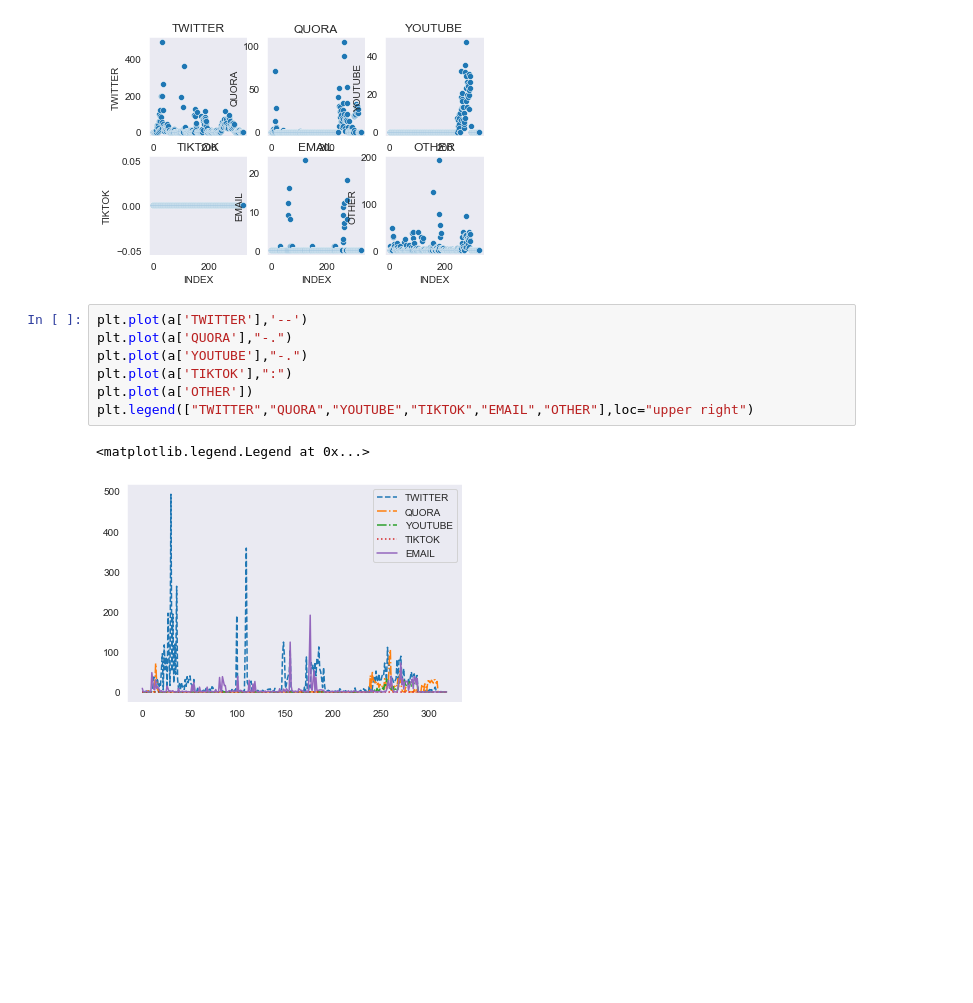
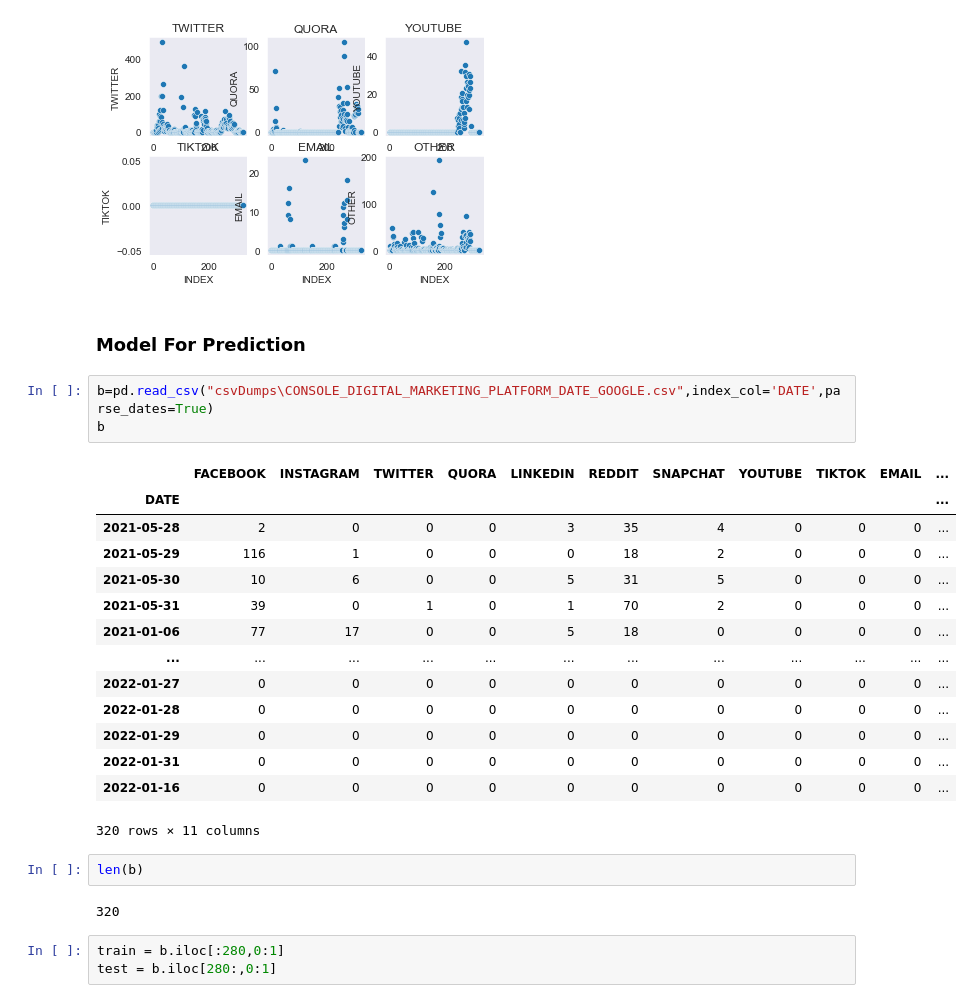
Before and after one commit to PrajjwalPathak/One-Percent-Projects, a Jupyter notebook: Data_Analysis/Date_Google_csv.ipynb, the cells around one changed output. Drawn from its saved outputs; the diff is of its cells as text; blank space fills up the shorter version.

```diff
--- a/Data_Analysis/Date_Google_csv.ipynb
+++ b/Data_Analysis/Date_Google_csv.ipynb
@@ -170,13 +160,30 @@ sns.scatterplot(y=a['OTHER'],x=a['INDEX'] ,ax=ax[1,2]).set_title("OTHER")
 # %% [output]
 Text(0.5, 1.0, 'OTHER')
 [figure]
-# %%
-plt.plot(a['TWITTER'],'--')
-plt.plot(a['QUORA'],"-.")
-plt.plot(a['YOUTUBE'],"-.")
-plt.plot(a['TIKTOK'],":")
-plt.plot(a['OTHER'])
-plt.legend(["TWITTER","QUORA","YOUTUBE","TIKTOK","EMAIL","OTHER"],loc="upper right")
-# %% [output]
-<matplotlib.legend.Legend at 0x...>
-[figure, removed]
+# %% [markdown]
+### Model For Prediction
+# %%
+b=pd.read_csv("csvDumps\CONSOLE_DIGITAL_MARKETING_PLATFORM_DATE_GOOGLE.csv",index_col='DATE',parse_dates=True)
+b
+# %% [output]
+|  | FACEBOOK | INSTAGRAM | TWITTER | QUORA | LINKEDIN | REDDIT | SNAPCHAT | YOUTUBE | TIKTOK | EMAIL | ... |
+| DATE |  |  |  |  |  |  |  |  |  |  | ... |
+| 2021-05-28 | 2 | 0 | 0 | 0 | 3 | 35 | 4 | 0 | 0 | 0 | ... |
+| 2021-05-29 | 116 | 1 | 0 | 0 | 0 | 18 | 2 | 0 | 0 | 0 | ... |
+| 2021-05-30 | 10 | 6 | 0 | 0 | 5 | 31 | 5 | 0 | 0 | 0 | ... |
+| 2021-05-31 | 39 | 0 | 1 | 0 | 1 | 70 | 2 | 0 | 0 | 0 | ... |
+| 2021-01-06 | 77 | 17 | 0 | 0 | 5 | 18 | 0 | 0 | 0 | 0 | ... |
+| ... | ... | ... | ... | ... | ... | ... | ... | ... | ... | ... | ... |
+| 2022-01-27 | 0 | 0 | 0 | 0 | 0 | 0 | 0 | 0 | 0 | 0 | ... |
+| 2022-01-28 | 0 | 0 | 0 | 0 | 0 | 0 | 0 | 0 | 0 | 0 | ... |
+| 2022-01-29 | 0 | 0 | 0 | 0 | 0 | 0 | 0 | 0 | 0 | 0 | ... |
+| 2022-01-31 | 0 | 0 | 0 | 0 | 0 | 0 | 0 | 0 | 0 | 0 | ... |
+| 2022-01-16 | 0 | 0 | 0 | 0 | 0 | 0 | 0 | 0 | 0 | 0 | ... |
+320 rows × 11 columns
+# %%
+len(b)
+# %% [output]
+320
+# %%
+train = b.iloc[:280,0:1]
+test = b.iloc[280:,0:1]
```
Also changed, not shown: parts of 21 cells of this notebook, 2 other files.
